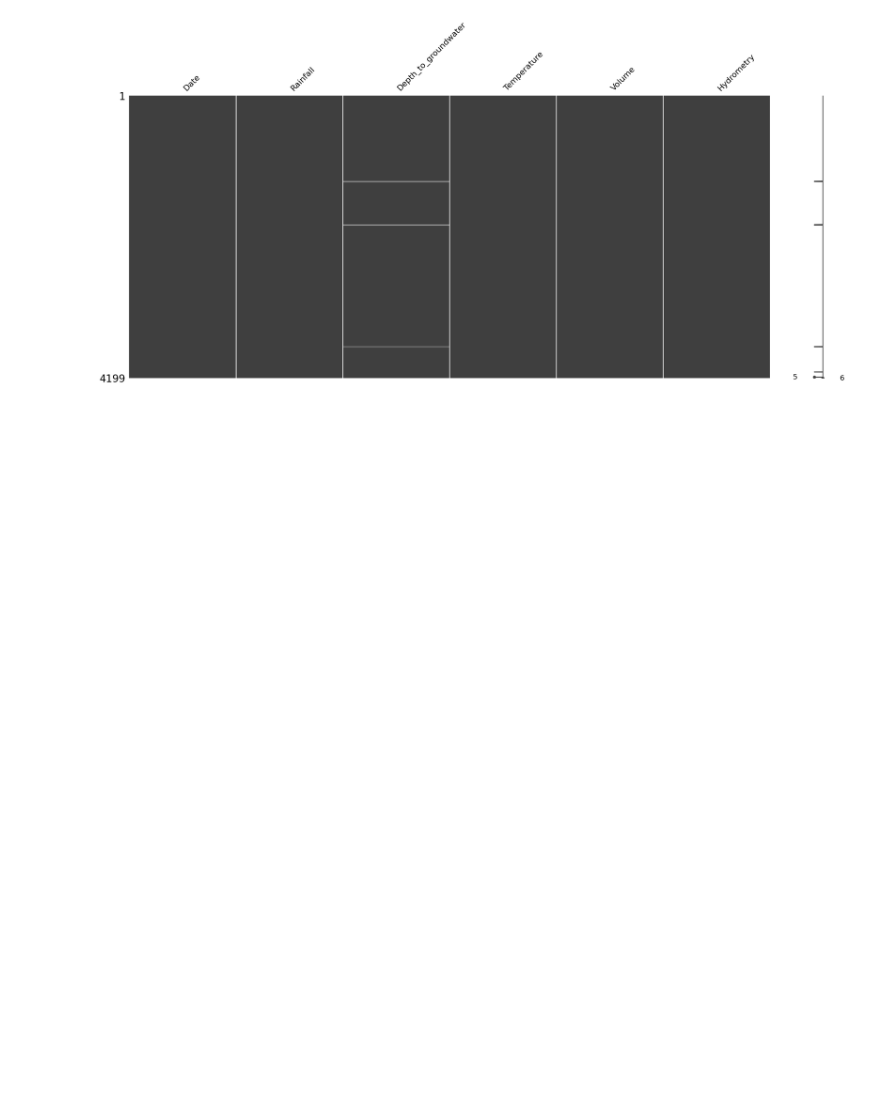
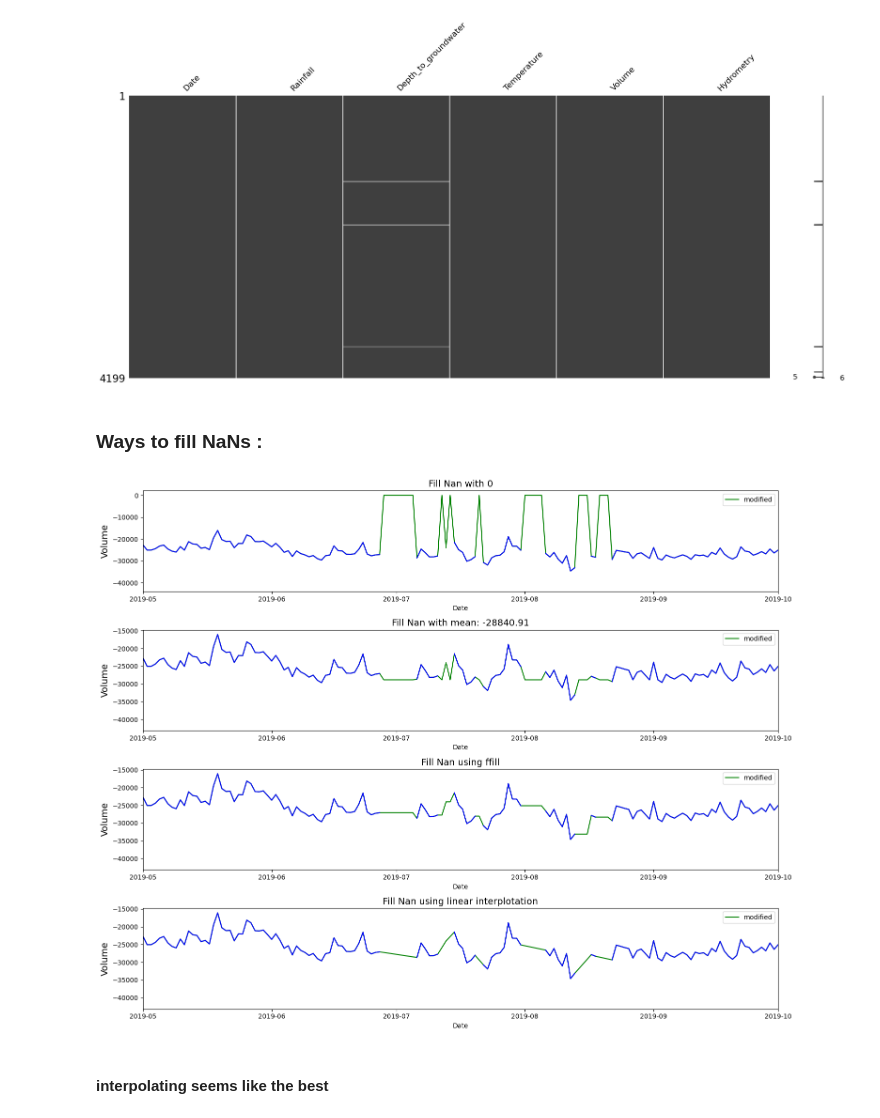
Before and after one commit to leandro-reguero/tutorial-time-series, a Jupyter notebook: src/kaggle_compe.ipynb, the cells around one changed output. Drawn from its saved outputs; the diff is of its cells as text; code cells hidden in the pictures; blank space fills up the shorter version.

```diff
--- a/src/kaggle_compe.ipynb
+++ b/src/kaggle_compe.ipynb
@@ -127,12 +127,56 @@ msno.matrix(data)
 # %% [output]
 <Axes: >
 [figure]
+# %% [markdown]
+### Ways to fill NaNs :
+# %%
+#! first we set the null values to NaNs
+data['Volume'] = data['Volume'].replace(0, np.nan)
+data['Hydrometry'] = data['Hydrometry'].replace(0, np.nan)
 # %%
-fig, ax = plt.subpots(nrows = 4, ncols = 1, figsize = (15, 12))
+fig, ax = plt.subplots(nrows = 4, ncols = 1, figsize = (15, 12))
 
+# fill with FIXED value
 sns.lineplot(x = data['Date'], y = data['Volume'].fillna(0), ax = ax[0], color = 'green', label = 'modified')
 sns.lineplot(x = data['Date'], y = data['Volume'], hue=data['Volume'].isna().cumsum(), ax = ax[0], palette = ['blue']*sum(data['Volume'].isna()), label = 'original', legend = False)
-# hue argument can be used to put the separate sections in separate buckets.
-# Though it is faster and easy to read but an outlier in the data which is
-# surrounded by None will not be drawn on the chart.
-# palette color is set to blue for every section/bucket.
+#? hue argument can be used to put the separate sections in separate buckets.
+#? Though it is faster and easy to read but an outlier in the data which is
+#? surrounded by None will not be drawn on the chart.
+#? palette color is set to blue for every section/bucket.
+ax[0].set_title('Fill Nan with 0', fontsize =14)
+ax[0].set_ylabel(ylabel = 'Volume', fontsize =14)
+
+# fill with MEAN value
+mean_val = round(data['Volume'].mean(), 2)
+sns.lineplot(x = data['Date'], y = data['Volume'].fillna(mean_val), ax = ax[1], color = 'green', label = 'modified')
+sns.lineplot(x = data['Date'], y = data['Volume'], hue=data["Volume"].isna().cumsum(), ax = ax[1],
+             palette=["blue"]*sum(data["Volume"].isna()), label = 'original', legend = False)
+ax[1].set_title(f'Fill Nan with mean: {mean_val}', fontsize = 14)
+ax[1].set_ylabel(ylabel = 'Volume', fontsize = 14)
+
+
+# fill with LAST value (ffill)
+sns.lineplot(x = data['Date'], y = data['Volume'].ffill(), ax = ax[2], color = 'green', label = 'modified')
+sns.lineplot(x = data['Date'], y = data['Volume'], hue=data["Volume"].isna().cumsum(), ax = ax[2],
+             palette=["blue"]*sum(data["Volume"].isna()), label = 'original', legend = False)
+ax[2].set_title('Fill Nan using ffill', fontsize = 14)
+ax[2].set_ylabel(ylabel = 'Volume', fontsize = 14)
+
+# fill with INTERPOLATION (can be polinomial, linear, nearest etc...)
+
+sns.lineplot(x = data['Date'], y = data['Volume'].interpolate(), ax = ax[3], color = 'green', label = 'modified')
+sns.lineplot(x = data['Date'], y = data['Volume'], hue=data["Volume"].isna().cumsum(), ax = ax[3],
+             palette=["blue"]*sum(data["Volume"].isna()), label = 'original', legend = False)
+ax[3].set_title('Fill Nan using linear interplotation', fontsize = 14)
+ax[3].set_ylabel(ylabel = 'Volume', fontsize = 14)
+
+#! Plotting the charts:
+for i in range(4):
+    ax[i].set_xlim([date(2019, 5, 1), date(2019, 10, 1)])
+
+plt.tight_layout()
+plt.show()
+# %% [output]
+[figure, added]
+# %% [markdown]
+#### interpolating seems like the best
```
Also changed, not shown: parts of 9 cells of this notebook.
